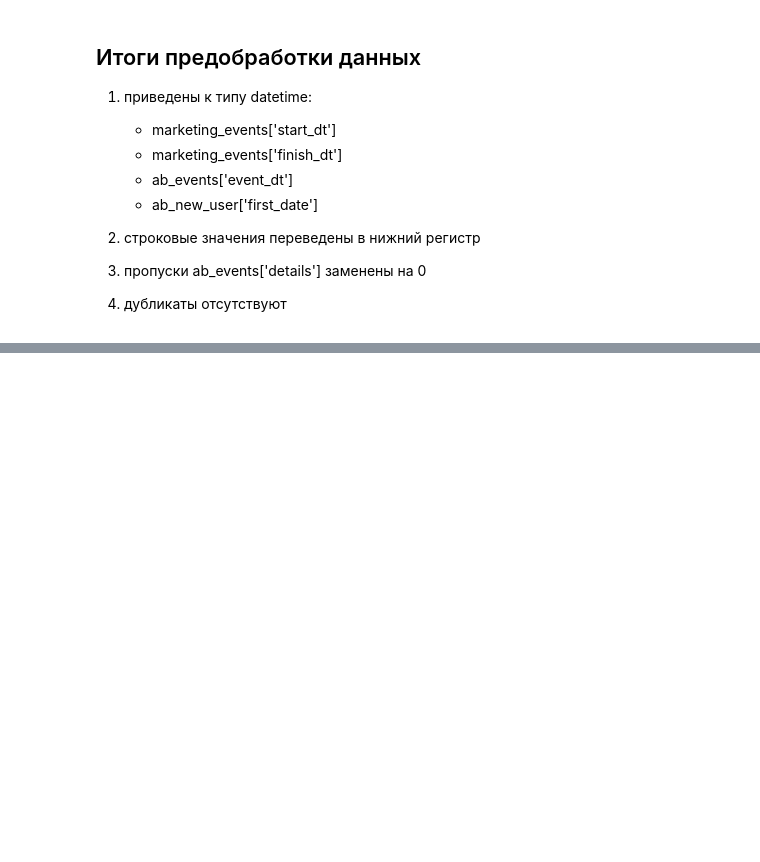
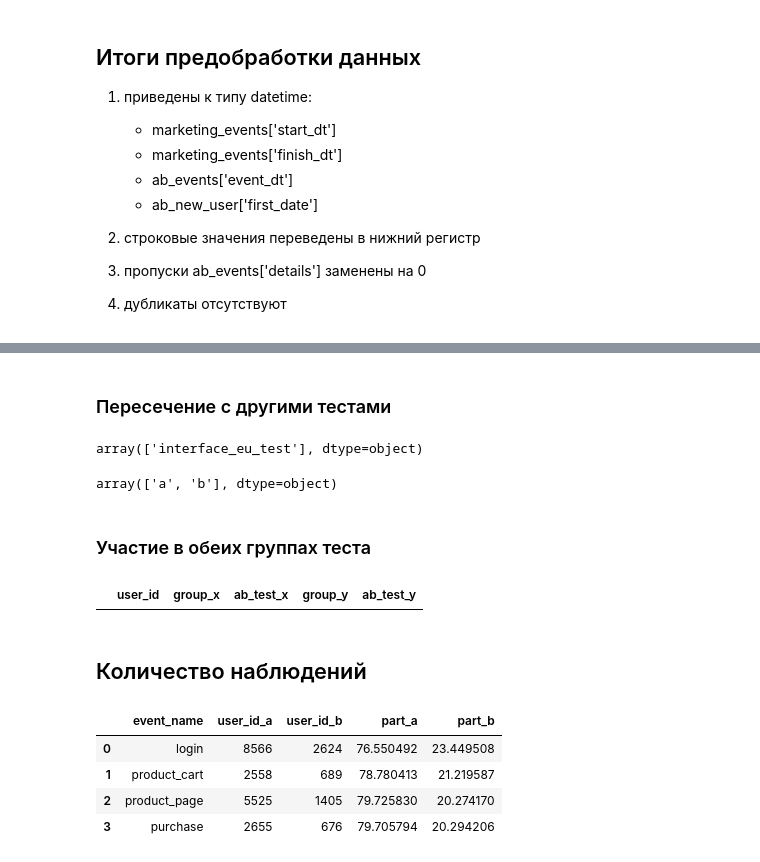
Before and after one commit to parabatareek/DataAnalyst, a Jupyter notebook: Projects/Project 13/A-B test/Project 13 - A-B test.ipynb, the cells around one changed output, grey strips where cells are left out. Cells and saved outputs as stored; diff of their text form; code cells hidden in the pictures; blank space fills up the shorter version.

Commit message:
Project 13 AB-test: + Оценка корректности проведения теста

```diff
--- a/Projects/Project 13/A-B test/Project 13 - A-B test.ipynb
+++ b/Projects/Project 13/A-B test/Project 13 - A-B test.ipynb
@@ -309,0 +385,36 @@ print(ab_participants.duplicated().sum())
+# %% [markdown]
+### Пересечение с другими тестами ###
+# %%
+display(ab_participants.query('user_id.isin(@task_test_users["user_id"]) and ab_test != "recommender_system_test"')['ab_test'].unique())
+display(ab_participants.query('user_id.isin(@task_test_users["user_id"]) and ab_test != "interface_eu_test"')['group'].unique())
+# %% [output]
+array(['interface_eu_test'], dtype=object)
+array(['a', 'b'], dtype=object)
+# %% [markdown]
+### Участие в обеих группах теста ###
+# %%
+group_a = ab_participants.query('ab_test == "recommender_system_test" and group == "a"')
+group_b = ab_participants.query('ab_test == "recommender_system_test" and group == "b"')
+group_a.merge(group_b, on='user_id')
+# %% [output]
+|  | user_id | group_x | ab_test_x | group_y | ab_test_y |
+# %% [markdown]
+## Количество наблюдений ##
+# %%
+test_conditions_events = ab_events.query('user_id in @group_a["user_id"]')\
+    .groupby(by='event_name', as_index=False)\
+    .agg({'user_id':'count'})\
+    .merge(ab_events.query('user_id in @group_b["user_id"]')\
+           .groupby(by='event_name', as_index=False)\
+           .agg({'user_id':'count'}),
+           on='event_name', suffixes=['_a','_b']
+)
+test_conditions_events['part_a'] = test_conditions_events['user_id_a'] / (test_conditions_events['user_id_a'] + test_conditions_events['user_id_b']) * 100
+test_conditions_events['part_b'] = test_conditions_events['user_id_b'] / (test_conditions_events['user_id_a'] + test_conditions_events['user_id_b']) * 100
+test_conditions_events
+# %% [output]
+|  | event_name | user_id_a | user_id_b | part_a | part_b |
+| 0 | login | 8566 | 2624 | 76.550492 | 23.449508 |
+| 1 | product_cart | 2558 | 689 | 78.780413 | 21.219587 |
+| 2 | product_page | 5525 | 1405 | 79.725830 | 20.274170 |
+| 3 | purchase | 2655 | 676 | 79.705794 | 20.294206 |
```
Also changed, not shown: parts of 21 cells of this notebook.
